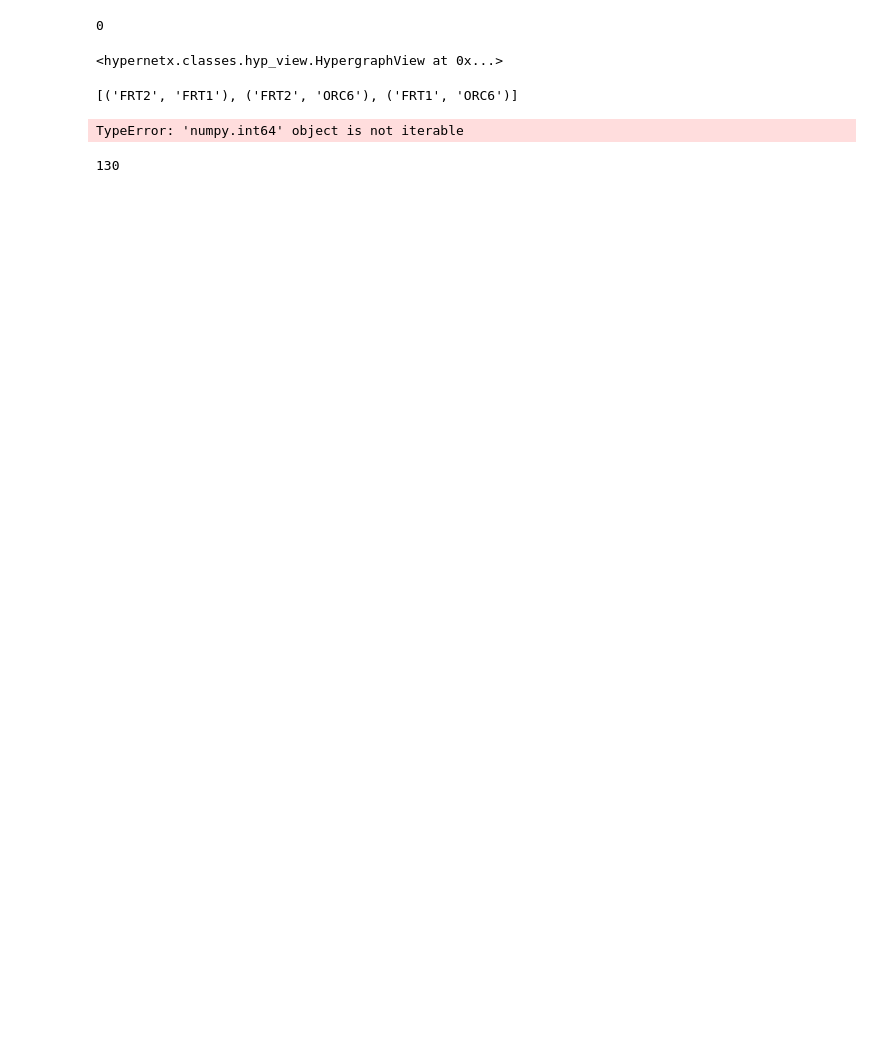
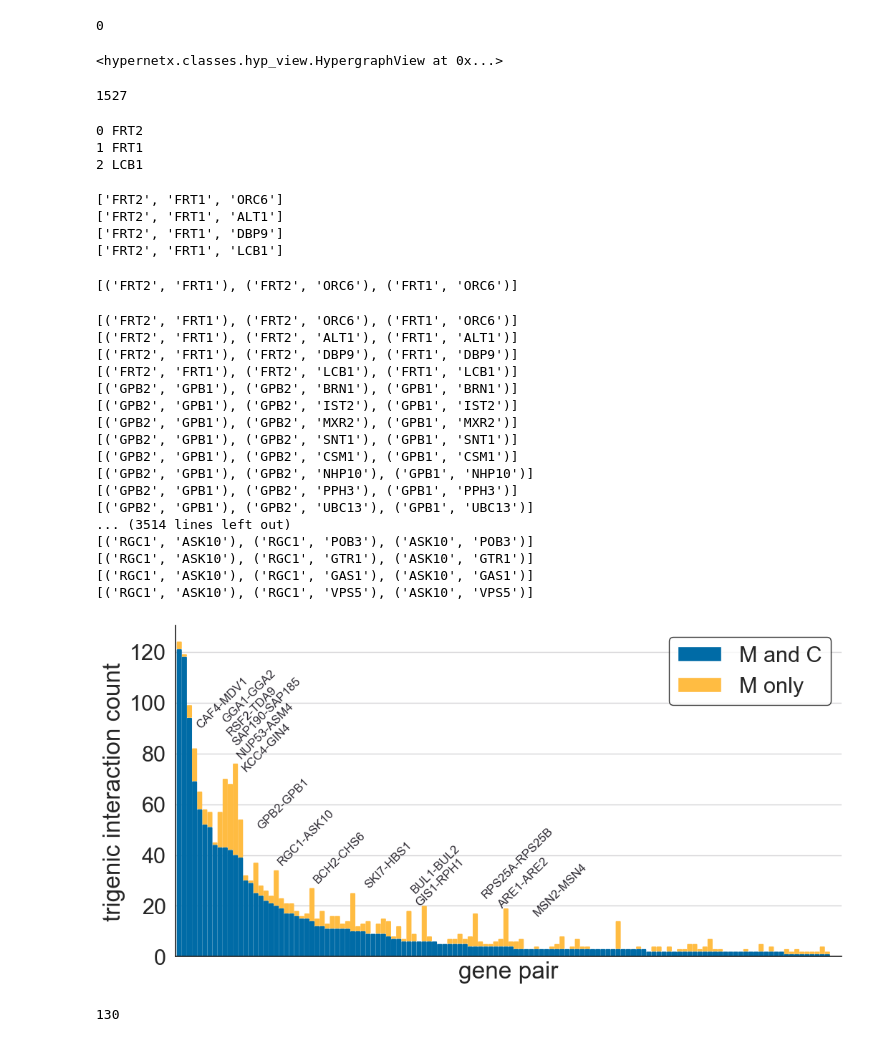
Before and after one commit to raphael-group/chimeric-epistasis, a Jupyter notebook: yeast_screens/Kuzmin_data_analysis.ipynb, the cells around one changed output. Saved outputs shown, nothing was run; the diff lists cells and outputs as text; code cells hidden in the pictures; blank space fills up the shorter version.

```diff
--- a/yeast_screens/Kuzmin_data_analysis.ipynb
+++ b/yeast_screens/Kuzmin_data_analysis.ipynb
@@ -1220,6 +1194,26 @@ for i, e in enumerate(list(H_overlap.edges)):
 H_overlap.edges
 # %% [output]
 <hypernetx.classes.hyp_view.HypergraphView at 0x...>
+# %%
+print(len(H_overlap.edges))
+# %% [output]
+1527
+# %%
+for i,e in enumerate(H_overlap.edges[3]):
+    print(i, e)
+# %% [output]
+0 FRT2
+1 FRT1
+2 LCB1
+# %%
+for i in range(len(H_overlap.edges)):
+    if i <=3:
+        print(H_overlap.edges[i])
+# %% [output]
+['FRT2', 'FRT1', 'ORC6']
+['FRT2', 'FRT1', 'ALT1']
+['FRT2', 'FRT1', 'DBP9']
+['FRT2', 'FRT1', 'LCB1']
 # %%
 list(combinations(H_overlap.edges[0],2))
 # %% [output]
@@ -1231,7 +1225,8 @@ list(combinations(H_overlap.edges[0],2))
 def get_gene_pairs(H):
     # for each edge in hypergraph, get the gene pairs it contains
     gene_pairs = defaultdict(int)
-    for i,e in enumerate(H.edges):
+    for i in range(len(H.edges)):
+        e = H.edges[i]
         # get all pairs within the 3-way edge
         # pairs = list(combinations(H.edges[e].elements.keys(), 2))
         pairs = list(combinations(e, 2))
@@ -1288,34 +1283,51 @@ for patch in new_patches:
 plt.rcParams.update({'font.size': 12})
 if dataset == "Kuzmin2020":
     #f"$\bf{label}$",
     # HIGHLIGHTING GENES WITH AT LEAST 10 ADDITIONAL M ONLY TRIGENIC INTERACTIONS
     pl.annotate("CAF4-MDV1", (3, 90), color="#2D2A32", rotation=45)
     pl.annotate("GGA1-GGA2", (8, 92), color="#2D2A32", rotation=45)
     pl.annotate("RSF2-TDA9", (9, 87), color="#2D2A32", rotation=45)
     pl.annotate("SAP190-SAP185", (10, 83), color="#2D2A32", rotation=45)
     pl.annotate("NUP53-ASM4", (11, 78), color="#2D2A32", rotation=45)
     pl.annotate("KCC4-GIN4", (12, 73), color="#2D2A32", rotation=45)
     pl.annotate("GPB2-GPB1", (15, 50), color="#2D2A32", rotation=45)
     pl.annotate("RGC1-ASK10", (19, 36), color="#2D2A32", rotation=45)
     pl.annotate("BCH2-CHS6", (26, 29), color="#2D2A32", rotation=45)
     pl.annotate("SKI7-HBS1", (36, 27), color="#2D2A32", rotation=45)
     pl.annotate("BUL1-BUL2", (45, 25), color="#2D2A32", rotation=45)
     pl.annotate("GIS1-RPH1", (46, 20), color="#2D2A32", rotation=45)
     pl.annotate("RPS25A-RPS25B", (59, 23), color="#2D2A32", rotation=45)
     pl.annotate("ARE1-ARE2", (62, 19), color="#2D2A32", rotation=45)
     pl.annotate("MSN2-MSN4", (69, 16), color="#2D2A32", rotation=45)
 plt.rcParams.update({'font.size': 20})
 
 pl.grid(visible=True, axis='y', alpha=0.2, color="#2D2A32")
 plt.tick_params(
     axis='x',          # changes apply to the x-axis
     bottom=False,      # ticks along the bottom edge are off
     labelbottom=False)
 plt.legend(edgecolor="black")
 sns.despine()
 # plt.savefig('/Users/bjarnold/Princeton_DataX/Epistasis/higher_order_reanalysis/yeast_screens/figs/panels_tmp/trigen_count_barplot.pdf')
 # %% [output]
-TypeError: 'numpy.int64' object is not iterable
+[('FRT2', 'FRT1'), ('FRT2', 'ORC6'), ('FRT1', 'ORC6')]
+[('FRT2', 'FRT1'), ('FRT2', 'ALT1'), ('FRT1', 'ALT1')]
+[('FRT2', 'FRT1'), ('FRT2', 'DBP9'), ('FRT1', 'DBP9')]
+[('FRT2', 'FRT1'), ('FRT2', 'LCB1'), ('FRT1', 'LCB1')]
+[('GPB2', 'GPB1'), ('GPB2', 'BRN1'), ('GPB1', 'BRN1')]
+[('GPB2', 'GPB1'), ('GPB2', 'IST2'), ('GPB1', 'IST2')]
+[('GPB2', 'GPB1'), ('GPB2', 'MXR2'), ('GPB1', 'MXR2')]
+[('GPB2', 'GPB1'), ('GPB2', 'SNT1'), ('GPB1', 'SNT1')]
+[('GPB2', 'GPB1'), ('GPB2', 'CSM1'), ('GPB1', 'CSM1')]
+[('GPB2', 'GPB1'), ('GPB2', 'NHP10'), ('GPB1', 'NHP10')]
+[('GPB2', 'GPB1'), ('GPB2', 'PPH3'), ('GPB1', 'PPH3')]
+[('GPB2', 'GPB1'), ('GPB2', 'UBC13'), ('GPB1', 'UBC13')]
+... (3514 lines left out)
+[('RGC1', 'ASK10'), ('RGC1', 'POB3'), ('ASK10', 'POB3')]
+[('RGC1', 'ASK10'), ('RGC1', 'GTR1'), ('ASK10', 'GTR1')]
+[('RGC1', 'ASK10'), ('RGC1', 'GAS1'), ('ASK10', 'GAS1')]
+[('RGC1', 'ASK10'), ('RGC1', 'VPS5'), ('ASK10', 'VPS5')]
+[figure, added]
 # %%
 len(pairs_df)
 # %% [output]
```
Also changed, not shown: parts of 22 cells of this notebook, 2 other files.
